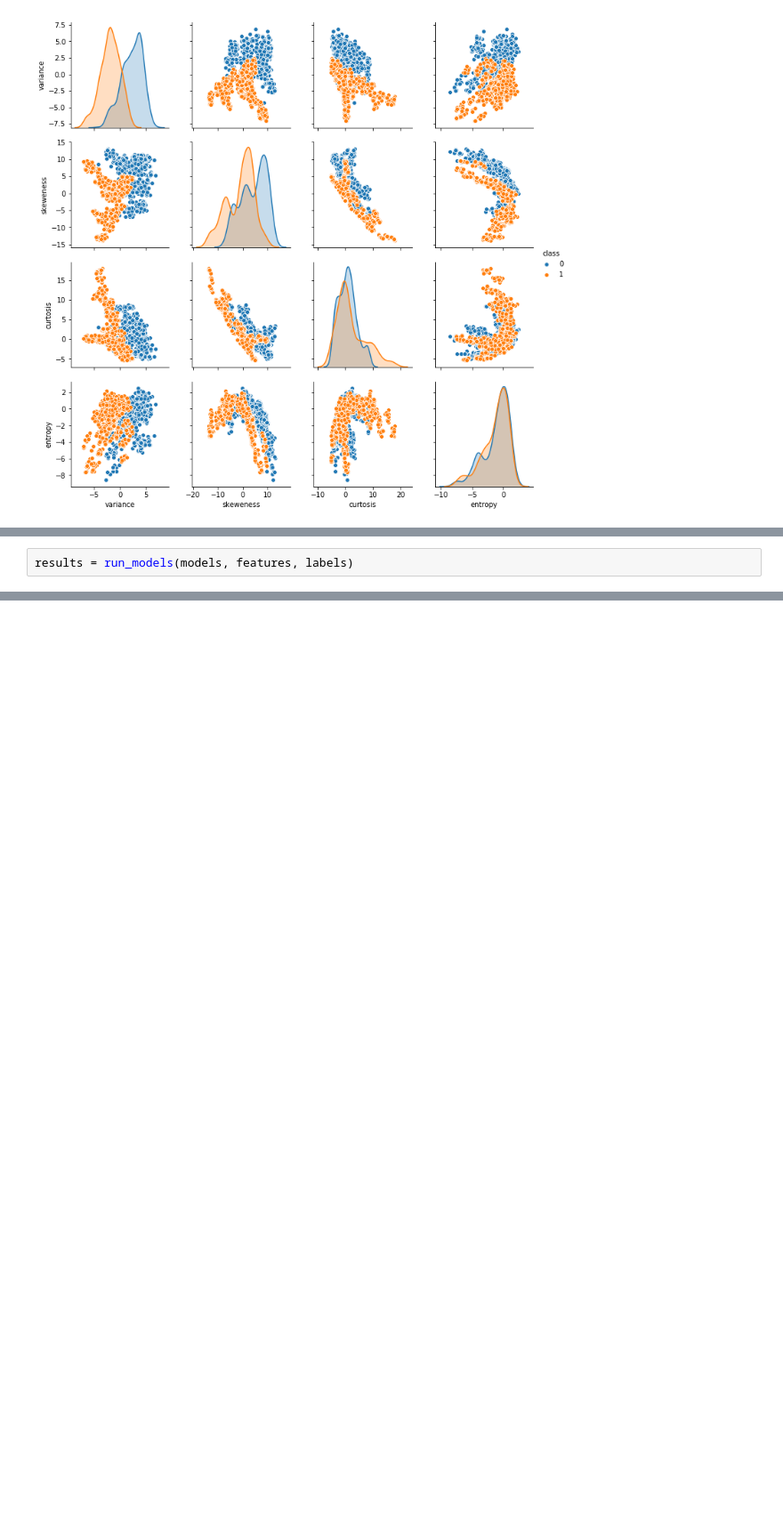
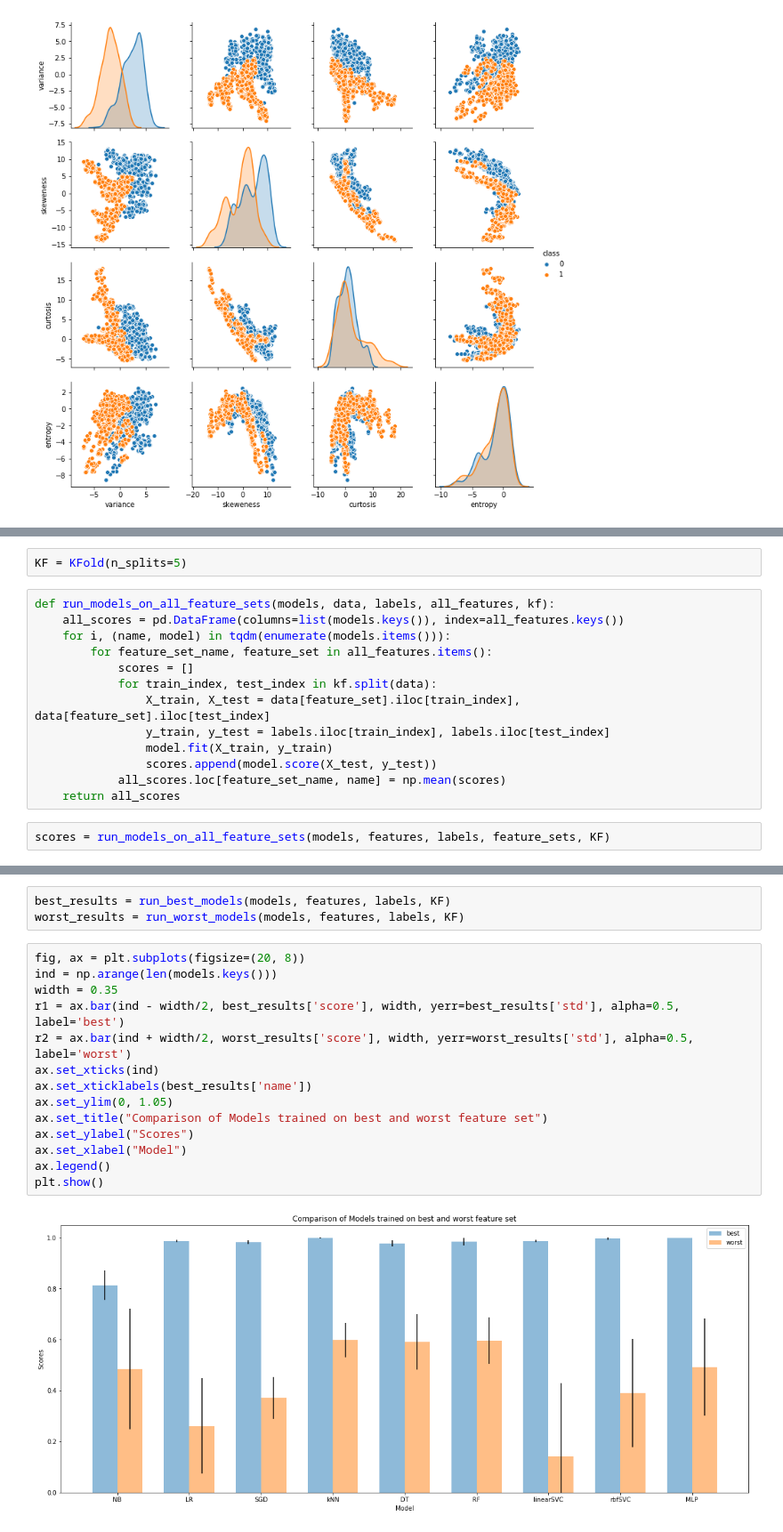
Before and after one commit to EGoms/4442, a Jupyter notebook: banknotes.ipynb, the cells around one changed output, grey strips where cells are left out. Shown: that part at 89% size. Saved outputs shown, nothing was run; the diff lists cells and outputs as text; blank space fills up the shorter version.

```diff
--- a/banknotes.ipynb
+++ b/banknotes.ipynb
@@ -49,2 +55,17 @@ def run_models(models, data, labels):
+# %%
+KF = KFold(n_splits=5)
+# %%
+def run_models_on_all_feature_sets(models, data, labels, all_features, kf):
+    all_scores = pd.DataFrame(columns=list(models.keys()), index=all_features.keys())
+    for i, (name, model) in tqdm(enumerate(models.items())):
+        for feature_set_name, feature_set in all_features.items():
+            scores = []
+            for train_index, test_index in kf.split(data):
+                X_train, X_test = data[feature_set].iloc[train_index], data[feature_set].iloc[test_index]
+                y_train, y_test = labels.iloc[train_index], labels.iloc[test_index]
+                model.fit(X_train, y_train)
+                scores.append(model.score(X_test, y_test))
+            all_scores.loc[feature_set_name, name] = np.mean(scores)
+    return all_scores
 # %%
-results = run_models(models, features, labels)
+scores = run_models_on_all_feature_sets(models, features, labels, feature_sets, KF)
@@ -57,0 +149,19 @@ plt.show()
+# %%
+best_results = run_best_models(models, features, labels, KF)
+worst_results = run_worst_models(models, features, labels, KF)
+# %%
+fig, ax = plt.subplots(figsize=(20, 8))
+ind = np.arange(len(models.keys()))
+width = 0.35
+r1 = ax.bar(ind - width/2, best_results['score'], width, yerr=best_results['std'], alpha=0.5, label='best')
+r2 = ax.bar(ind + width/2, worst_results['score'], width, yerr=worst_results['std'], alpha=0.5, label='worst')
+ax.set_xticks(ind)
+ax.set_xticklabels(best_results['name'])
+ax.set_ylim(0, 1.05)
+ax.set_title("Comparison of Models trained on best and worst feature set")
+ax.set_ylabel("Scores")
+ax.set_xlabel("Model")
+ax.legend()
+plt.show()
+# %% [output]
+[figure, added]
```
Also changed, not shown: parts of 9 cells of this notebook.
